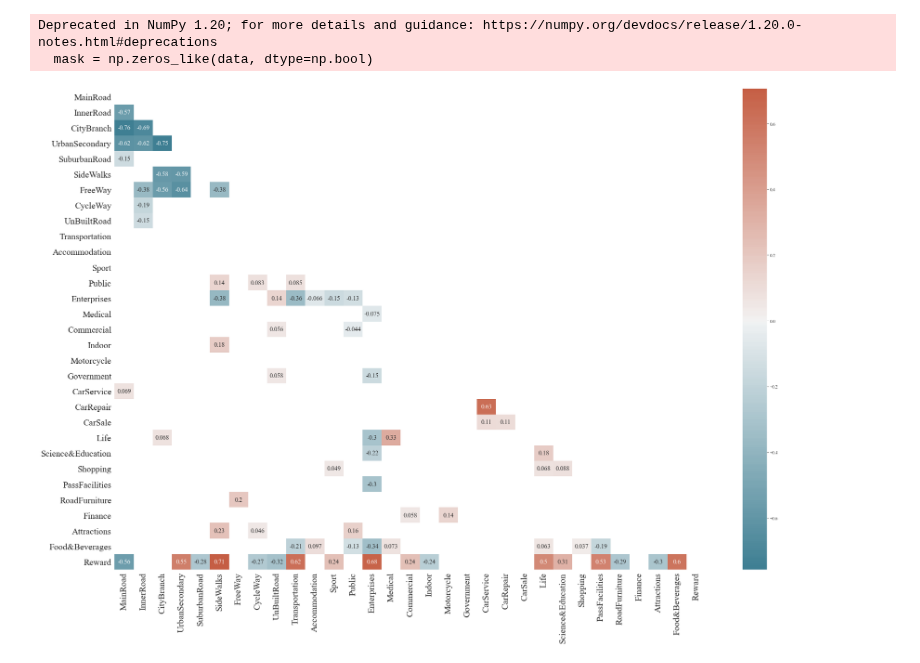
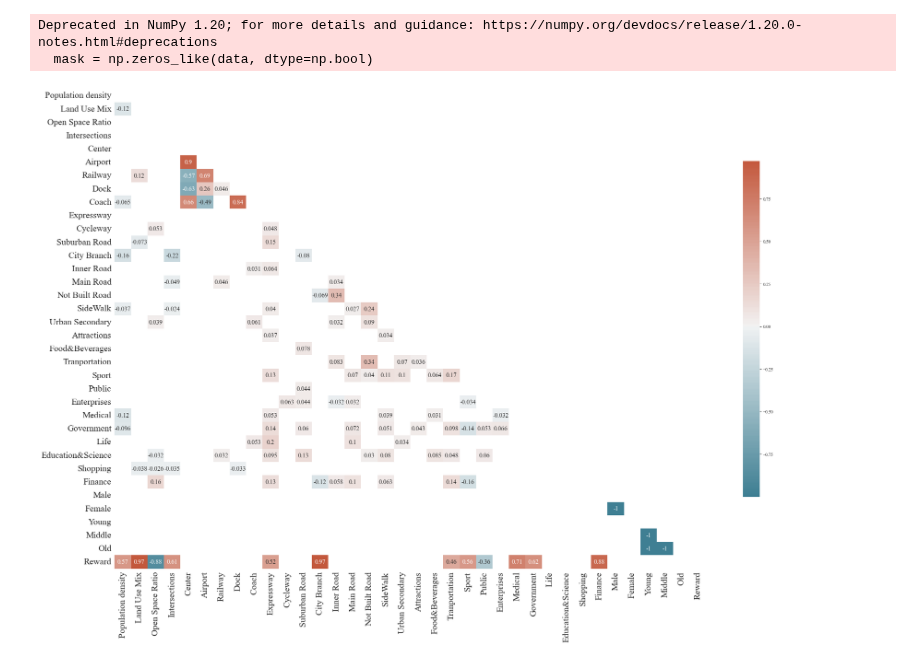
Before and after one commit to BoyangL1/Advanced_DeepIRL, a Jupyter notebook: causal_plot_detailed.ipynb, the cells around one changed output. Saved outputs shown, nothing was run; the diff lists cells and outputs as text; code cells hidden in the pictures.

Commit message:
update causal graph

```diff
--- a/causal_plot_detailed.ipynb
+++ b/causal_plot_detailed.ipynb
@@ -4,6 +4,6 @@ import pandas as pd
 import matplotlib.pyplot as plt
 import seaborn as sns
 # %%
-file_path = './data/villa_skeleton.csv'
+file_path = './data/skeleton.csv'
 data = pd.read_csv(file_path)
 data=np.array(data)
@@ -20,25 +52,30 @@ correlation=correlation.replace(0,np.nan)
 # %%
 plt.style.use('ggplot')
 rc = {'font.sans-serif': 'Times New Roman',
       'axes.unicode_minus': False}
 sns.set_style(style='whitegrid',rc=rc)
 plt.subplots(figsize = (30,20))
 
-# 为上三角矩阵生成掩码
 mask = np.zeros_like(data, dtype=np.bool)
 mask[np.triu_indices_from(mask)] = True
+
+cbar_kws = {
+    "shrink": 0.7
+}
 
 sns.heatmap(correlation,
             cmap=sns.diverging_palette(220,20,n=200),
             mask=mask,
-            annot=True, # 注入数据
+            annot=True,
             annot_kws={"fontsize":14},
-            center = 0,  # 绘制有色数据时将色彩映射居中的值
+            center = 0,
+            cbar_kws=cbar_kws
            )
+
 plt.xticks(fontsize=20)
 plt.yticks(fontsize=20)
-plt.savefig('./img/sns_causal_villa.png',dpi=400)
+plt.savefig('./img/sns_causal.png',dpi=1000)
 # %% [output]
 Deprecated in NumPy 1.20; for more details and guidance: https://numpy.org/devdocs/release/1.20.0-notes.html#deprecations
   mask = np.zeros_like(data, dtype=np.bool)
-[figure, old version]
+[figure, new version]
```
Also changed, not shown: parts of 2 cells of this notebook, 3 other files.
